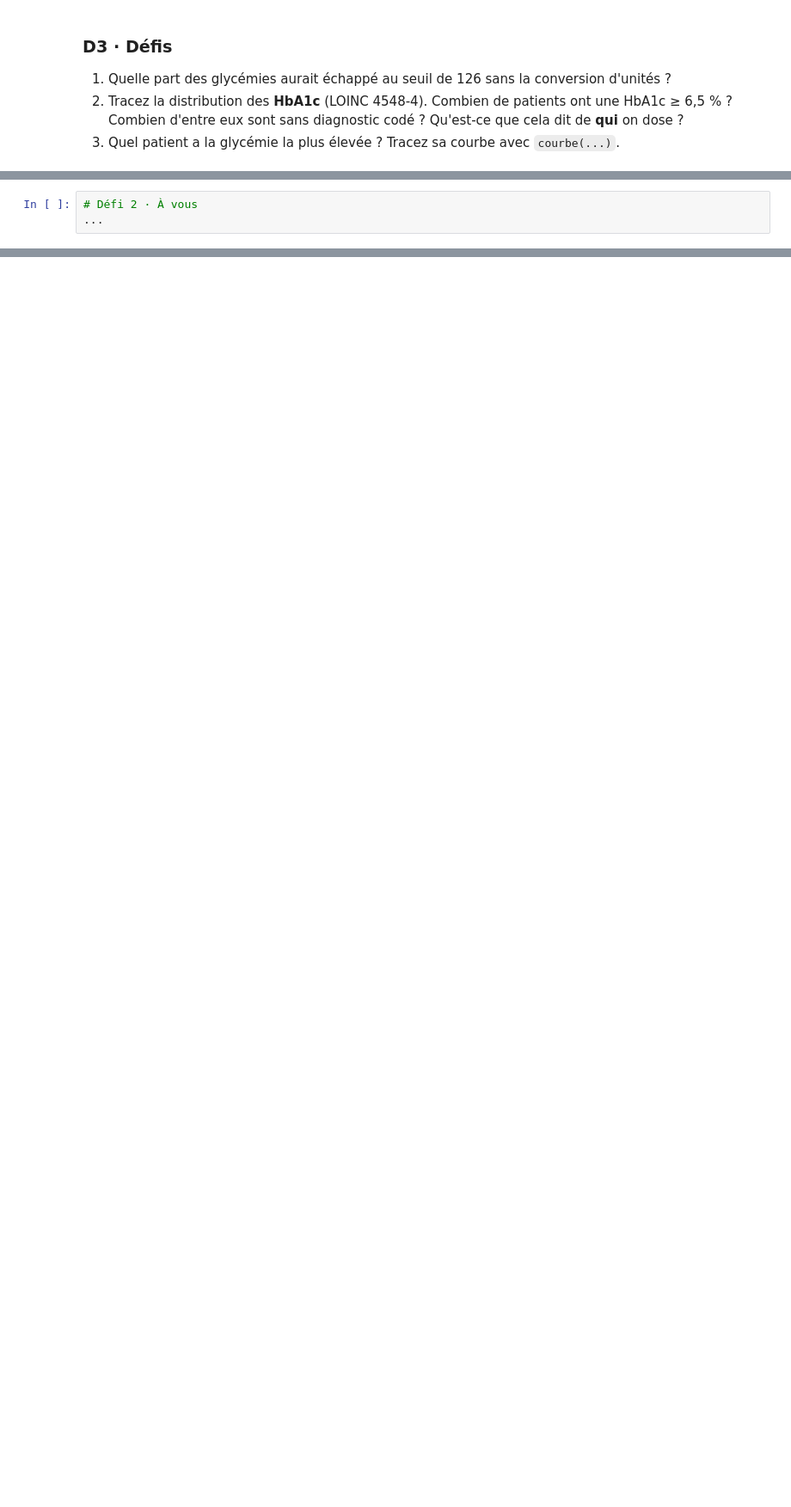
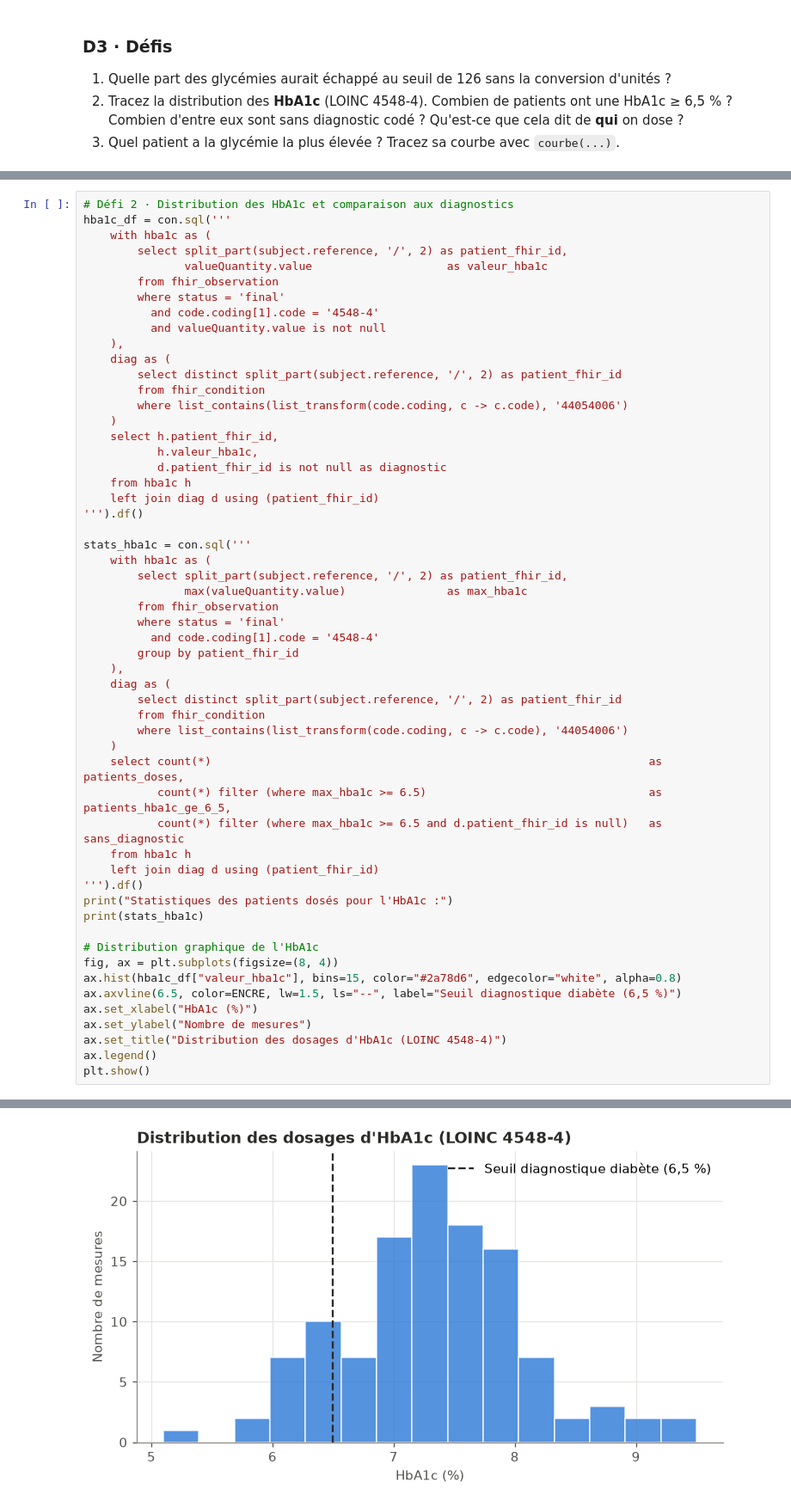
Before and after one commit to Lille-Health-Data-Science/adogony.fitzgerald.optiondata.2026, a Jupyter notebook: seance1_fhir/seance1_etudiant.ipynb, the cells around one changed output, grey strips where cells are left out. Shown at 86% size. Saved outputs shown, nothing was run; the diff lists cells and outputs as text; blank space fills up the shorter version.

```diff
--- a/seance1_fhir/seance1_etudiant.ipynb
+++ b/seance1_fhir/seance1_etudiant.ipynb
@@ -557,3 +691,56 @@ courbe(a_signaler[0])
 # %%
-# Défi 2 · À vous
-...
+# Défi 2 · Distribution des HbA1c et comparaison aux diagnostics
+hba1c_df = con.sql('''
+    with hba1c as (
+        select split_part(subject.reference, '/', 2) as patient_fhir_id,
+               valueQuantity.value                    as valeur_hba1c
+        from fhir_observation
+        where status = 'final'
+          and code.coding[1].code = '4548-4'
+          and valueQuantity.value is not null
+    ),
+    diag as (
+        select distinct split_part(subject.reference, '/', 2) as patient_fhir_id
+        from fhir_condition
+        where list_contains(list_transform(code.coding, c -> c.code), '44054006')
+    )
+    select h.patient_fhir_id,
+           h.valeur_hba1c,
+           d.patient_fhir_id is not null as diagnostic
+    from hba1c h
+    left join diag d using (patient_fhir_id)
+''').df()
+
+stats_hba1c = con.sql('''
+    with hba1c as (
+        select split_part(subject.reference, '/', 2) as patient_fhir_id,
+               max(valueQuantity.value)               as max_hba1c
+        from fhir_observation
+        where status = 'final'
+          and code.coding[1].code = '4548-4'
+        group by patient_fhir_id
+    ),
+    diag as (
+        select distinct split_part(subject.reference, '/', 2) as patient_fhir_id
+        from fhir_condition
+        where list_contains(list_transform(code.coding, c -> c.code), '44054006')
+    )
+    select count(*)                                                                 as patients_doses,
+           count(*) filter (where max_hba1c >= 6.5)                                 as patients_hba1c_ge_6_5,
+           count(*) filter (where max_hba1c >= 6.5 and d.patient_fhir_id is null)   as sans_diagnostic
+    from hba1c h
+    left join diag d using (patient_fhir_id)
+''').df()
+print("Statistiques des patients dosés pour l'HbA1c :")
+print(stats_hba1c)
+
+# Distribution graphique de l'HbA1c
+fig, ax = plt.subplots(figsize=(8, 4))
+ax.hist(hba1c_df["valeur_hba1c"], bins=15, color="#2a78d6", edgecolor="white", alpha=0.8)
+ax.axvline(6.5, color=ENCRE, lw=1.5, ls="--", label="Seuil diagnostique diabète (6,5 %)")
+ax.set_xlabel("HbA1c (%)")
+ax.set_ylabel("Nombre de mesures")
+ax.set_title("Distribution des dosages d'HbA1c (LOINC 4548-4)")
+ax.legend()
+plt.show()
+# %% [output]
@@ -560 +750,2 @@ courbe(a_signaler[0])
+[figure, added]
 # %%
```
Also changed, not shown: parts of 26 cells of this notebook, 11 other files.
